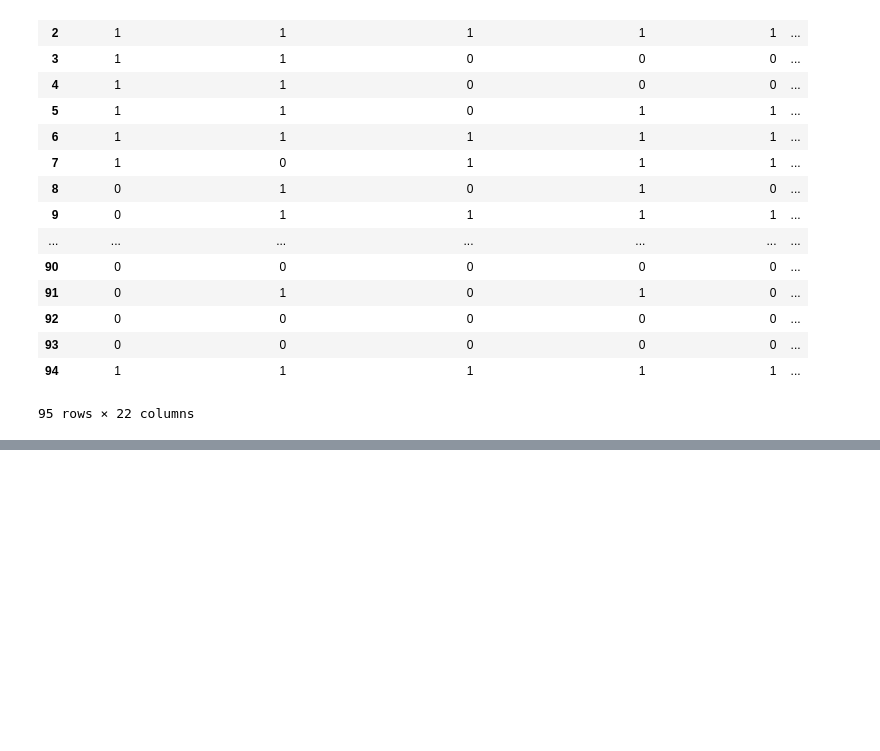
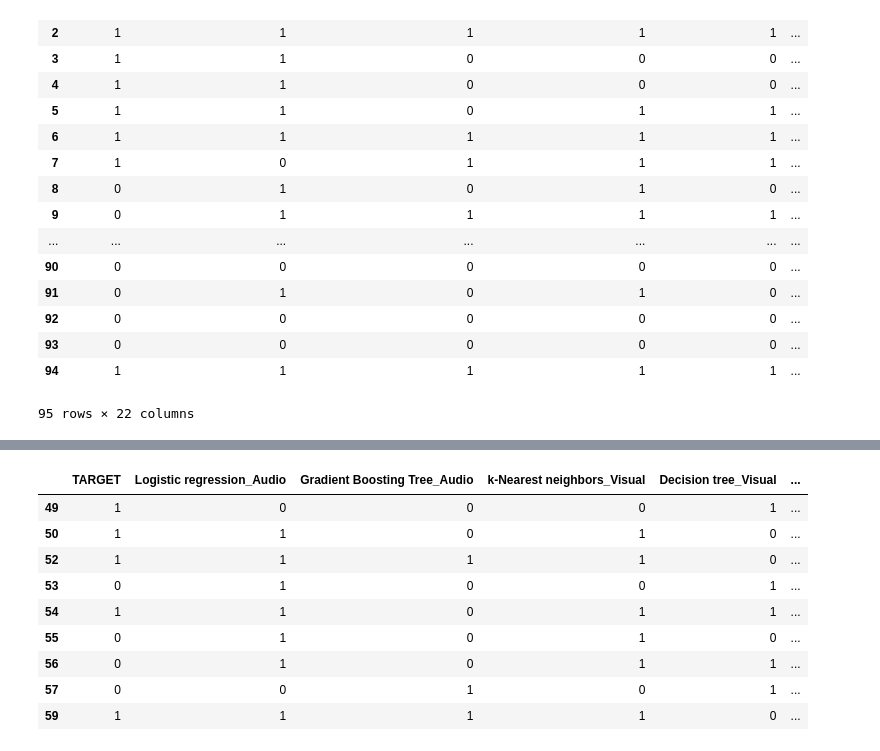
Before and after one commit to freecraver/tud_mmc_eval, a Jupyter notebook: TUD-MMC_mathias.ipynb, the cells around one changed output, grey strips where cells are left out. Drawn from its saved outputs; the diff is of its cells as text; code cells hidden in the pictures; blank space fills up the shorter version.

Commit message:
added label-feature selection

```diff
--- a/TUD-MMC_mathias.ipynb
+++ b/TUD-MMC_mathias.ipynb
@@ -575,11 +586,15 @@ def majorityVoting2(cvs_results):
 
     return results
 
-def majorityVoting(cvs_results):
+def majorityVoting(cvs_results,droppedClfs):
     results=[]
     for fold in range(0,len(cvs_results)):
         df_vars=cvs_results[fold]
         df_vars=df_vars.drop(['TARGET'],axis=1)
+
+        for clf in droppedClfs:
+            df_vars= df_vars.drop([clf],axis = 1)
+
         df_labels=cvs_results[fold]['TARGET']
 
         res=df_vars.mode(axis=1)[0]
@@ -595,7 +610,7 @@ def majorityVoting(cvs_results):
 
 
 
-def labelStacking(df_all_folds,df_test_folds):
+def labelStacking(df_all_folds,df_test_folds,droppedClfs):
     results=[]
     for fold in range(0,len(df_all_folds)):
         df_all = df_all_folds[fold]
@@ -614,8 +629,14 @@ def labelStacking(df_all_folds,df_test_folds):
         #clf=GradientBoostingClassifier()
         X_train = df_train.loc[:, df_train.columns != 'TARGET']
         y_train = df_train['TARGET']
+
         X_test = df_test.loc[:, df_test.columns != 'TARGET']
         y_test = df_test['TARGET']
+
+        for c in droppedClfs:
+            X_train= X_train.drop([c],axis = 1)
+            X_test= X_test.drop([c],axis = 1)
+
         model = clf.fit(X_train, y_train)
         precision = precision_score(y_test,model.predict(X_test))
         recall = recall_score(y_test,model.predict(X_test))
@@ -624,7 +645,7 @@ def labelStacking(df_all_folds,df_test_folds):
 
     return results
 
-def labelFeatureStacking(df_all_folds,df_test_folds):
+def labelFeatureStacking(df_all_folds,df_test_folds,droppedClfs):
     results=[]
     for fold in range(0,len(df_all_folds)):
         df_all = df_all_folds[fold]
@@ -633,7 +654,38 @@ def labelFeatureStacking(df_all_folds,df_test_folds):
         df_train = df_new[df_new['_merge'] == 'left_only']
         df_train = df_train.drop(['_merge'],axis = 1)
 
-    #print(df_train)
+        df_combined_train=pd.merge(df_train, df_vis_train, left_index=True, right_index=True)
+        df_combined_train = df_combined_train.drop(['file_name'],axis = 1)
+        df_combined_test=pd.merge(df_test, df_vis_train, left_index=True, right_index=True)
+        df_combined_test = df_combined_test.drop(['file_name'],axis = 1)
+
+        X_train = df_combined_train.loc[:, df_combined_train.columns != 'TARGET']
+        y_train = df_combined_train['TARGET']
+
+        X_test = df_combined_test.loc[:, df_combined_test.columns != 'TARGET']
+        y_test = df_combined_test['TARGET']
+        for c in droppedClfs:
+            X_train= X_train.drop([c],axis = 1)
+            X_test= X_test.drop([c],axis = 1)
+
+
+        clf=SVC(gamma='auto')
+        #clf=LogisticRegression()
+        #clf=DecisionTreeClassifier()
+        #clf=NearestCentroid()
+        #clf=RandomForestClassifier(n_estimators=100)
+        #clf=KNeighborsClassifier()
+        #clf=AdaBoostClassifier()
+        #clf=GradientBoostingClassifier()
+
+        model = clf.fit(X_train, y_train)
+        precision = precision_score(y_test,model.predict(X_test))
+        recall = recall_score(y_test,model.predict(X_test))
+        f1 = f1_score(y_test,model.predict(X_test))
+        results.append([precision,recall,f1])
+
+
+    return results
 
 def calculateAverage(resMat):
     n=len(resMat)
@@ -643,18 +695,28 @@ def calculateAverage(resMat):
     for i in range(0,n):
         prec=prec+resMat[i][0]
         rec=rec+resMat[i][1]
-        f1=rec+resMat[i][2]
-    return [prec/n,rec/n,f1/n]
+        f1=f1+resMat[i][2]
+    prec=prec/n
+    rec=rec/n
+    f1=f1/n
+    return [prec,rec,f1]
 
 
-res1=majorityVoting(ow.df_res_test)
+filtered_p = ow.df_score_stats['clf'][ow.df_score_stats['mean_precision']<0.5]
+filtered_r = ow.df_score_stats['clf'][ow.df_score_stats['mean_recall']<0.5]
+filtered_f = ow.df_score_stats['clf'][ow.df_score_stats['mean_f1']<0.5]
+df_filtered =pd.concat([filtered_p,filtered_r],axis = 0)
+df_filtered =pd.concat([df_filtered,filtered_f],axis=0)
+droppedClfs=df_filtered.drop_duplicates()
+
+res1=majorityVoting(ow.df_res_test,droppedClfs)
 averages1=calculateAverage(res1)
 print("-"*30)
 print("Majority Voting:")
 print("CV Scores: ",res1)
 print("AVG: ",averages1)
 
-res2=labelStacking(ow.df_res_all,ow.df_res_test)
+res2=labelStacking(ow.df_res_all,ow.df_res_test,droppedClfs)
 averages2=calculateAverage(res2)
 
 print("-"*30)
@@ -662,10 +724,15 @@ print("Label Stacking:")
 print("CV Scores: ",res2)
 print("AVG: ",averages2)
 
-#res3=labelFeatureStacking(ow.df_res_all,ow.df_res_test)
-#averages3=calculateAverage(res3)
+res3=labelFeatureStacking(ow.df_res_all,ow.df_res_test,droppedClfs)
+averages3=calculateAverage(res3)
 
-ow.df_res_all[0].columns.values
+print("-"*30)
+print("Label-Feature Stacking:")
+print("CV Scores: ",res3)
+print("AVG: ",averages3)
+
+ow.df_res_test[5]
 # %% [output]
 ------------------------------
 Majority Voting:
@@ -677,0 +754,10 @@ AVG:  [0.5269444444444443, 0.6599999999999999, 0.7266666666666666]
+|  | TARGET | Logistic regression_Audio | Gradient Boosting Tree_Audio | k-Nearest neighbors_Visual | Decision tree_Visual | ... |
+| 49 | 1 | 0 | 0 | 0 | 1 | ... |
+| 50 | 1 | 1 | 0 | 1 | 0 | ... |
+| 52 | 1 | 1 | 1 | 1 | 0 | ... |
+| 53 | 0 | 1 | 0 | 0 | 1 | ... |
+| 54 | 1 | 1 | 0 | 1 | 1 | ... |
+| 55 | 0 | 1 | 0 | 1 | 0 | ... |
+| 56 | 0 | 1 | 0 | 1 | 1 | ... |
+| 57 | 0 | 0 | 1 | 0 | 1 | ... |
+| 59 | 1 | 1 | 1 | 1 | 0 | ... |
```
Also changed, not shown: parts of 2 cells of this notebook.
